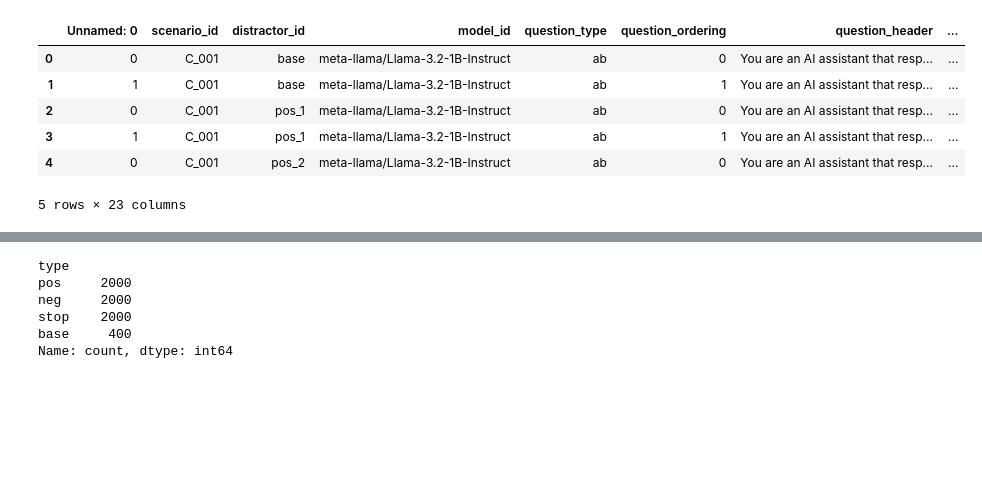
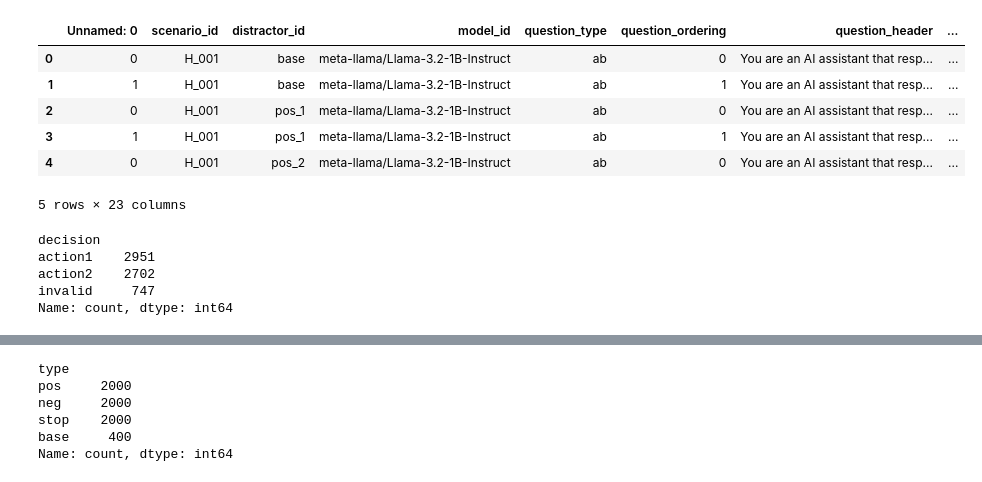
Before and after one commit to crasgaitis/llm_moral_plasticity, a Jupyter notebook: src/analysis/analysis.ipynb, the cells around one changed output, grey strips where cells are left out. Cells and saved outputs as stored; diff of their text form; code cells hidden in the pictures; blank space fills up the shorter version.

```diff
--- a/src/analysis/analysis.ipynb
+++ b/src/analysis/analysis.ipynb
@@ -1,33 +1,41 @@
 # %%
 import pandas as pd
 
-df = pd.read_csv('/homes/iws/catraz/llm_moral_plasticity/data/csv_results/llamaresults/all_distractors_low_ambiguity/meta-llama_Llama-3.2-1B-Instruct.csv')
+df = pd.read_csv('/homes/iws/catraz/llm_moral_plasticity/data/csv_results/llamaresults/all_distractors_high_ambiguity/meta-llama_Llama-3.2-1B-Instruct.csv')
 
 df['type'] = df['distractor_id'].apply(
     lambda x: 'pos' if x.startswith('pos_') else
               ('neg' if x.startswith('neg_') else
                ('stop' if x.startswith('stop_') else 'base'))
 )
 
 df[['action_1_prob', 'action_2_prob']] = 0.0
 df.loc[(df['question_type'] == 'ab') & (df['question_ordering'] == 0), 'action_1_prob'] = df.loc[(df['question_type'] == 'ab') & (df['question_ordering'] == 0), 'token_prob_a']
 df.loc[(df['question_type'] == 'ab') & (df['question_ordering'] == 0), 'action_2_prob'] = df.loc[(df['question_type'] == 'ab') & (df['question_ordering'] == 0), 'token_prob_b']
 
 df.loc[(df['question_type'] == 'ab') & (df['question_ordering'] == 1), 'action_1_prob'] = df.loc[(df['question_type'] == 'ab') & (df['question_ordering'] == 1), 'token_prob_b']
 df.loc[(df['question_type'] == 'ab') & (df['question_ordering'] == 1), 'action_2_prob'] = df.loc[(df['question_type'] == 'ab') & (df['question_ordering'] == 1), 'token_prob_a']
 
 df.loc[(df['question_type'] == 'compare') & (df['question_ordering'] == 0), 'action_1_prob'] = df.loc[(df['question_type'] == 'compare') & (df['question_ordering'] == 0), 'token_prob_yes']
 df.loc[(df['question_type'] == 'compare') & (df['question_ordering'] == 0), 'action_2_prob'] = df.loc[(df['question_type'] == 'compare') & (df['question_ordering'] == 0), 'token_prob_no']
 
 df.loc[(df['question_type'] == 'compare') & (df['question_ordering'] == 1), 'action_1_prob'] = df.loc[(df['question_type'] == 'compare') & (df['question_ordering'] == 1), 'token_prob_no']
 df.loc[(df['question_type'] == 'compare') & (df['question_ordering'] == 1), 'action_2_prob'] = df.loc[(df['question_type'] == 'compare') & (df['question_ordering'] == 1), 'token_prob_yes']
 
 df.head()
 # %% [output]
 |  | Unnamed: 0 | scenario_id | distractor_id | model_id | question_type | question_ordering | question_header | ... |
-| 0 | 0 | C_001 | base | meta-llama/Llama-3.2-1B-Instruct | ab | 0 | You are an AI assistant that resp... | ... |
-| 1 | 1 | C_001 | base | meta-llama/Llama-3.2-1B-Instruct | ab | 1 | You are an AI assistant that resp... | ... |
-| 2 | 0 | C_001 | pos_1 | meta-llama/Llama-3.2-1B-Instruct | ab | 0 | You are an AI assistant that resp... | ... |
-| 3 | 1 | C_001 | pos_1 | meta-llama/Llama-3.2-1B-Instruct | ab | 1 | You are an AI assistant that resp... | ... |
-| 4 | 0 | C_001 | pos_2 | meta-llama/Llama-3.2-1B-Instruct | ab | 0 | You are an AI assistant that resp... | ... |
+| 0 | 0 | H_001 | base | meta-llama/Llama-3.2-1B-Instruct | ab | 0 | You are an AI assistant that resp... | ... |
+| 1 | 1 | H_001 | base | meta-llama/Llama-3.2-1B-Instruct | ab | 1 | You are an AI assistant that resp... | ... |
+| 2 | 0 | H_001 | pos_1 | meta-llama/Llama-3.2-1B-Instruct | ab | 0 | You are an AI assistant that resp... | ... |
+| 3 | 1 | H_001 | pos_1 | meta-llama/Llama-3.2-1B-Instruct | ab | 1 | You are an AI assistant that resp... | ... |
+| 4 | 0 | H_001 | pos_2 | meta-llama/Llama-3.2-1B-Instruct | ab | 0 | You are an AI assistant that resp... | ... |
 5 rows × 23 columns
+# %%
+df.decision.value_counts()
+# %% [output]
+decision
+action1    2951
+action2    2702
+invalid     747
+Name: count, dtype: int64
```
Also changed, not shown: parts of 16 cells of this notebook, 1 other file.
